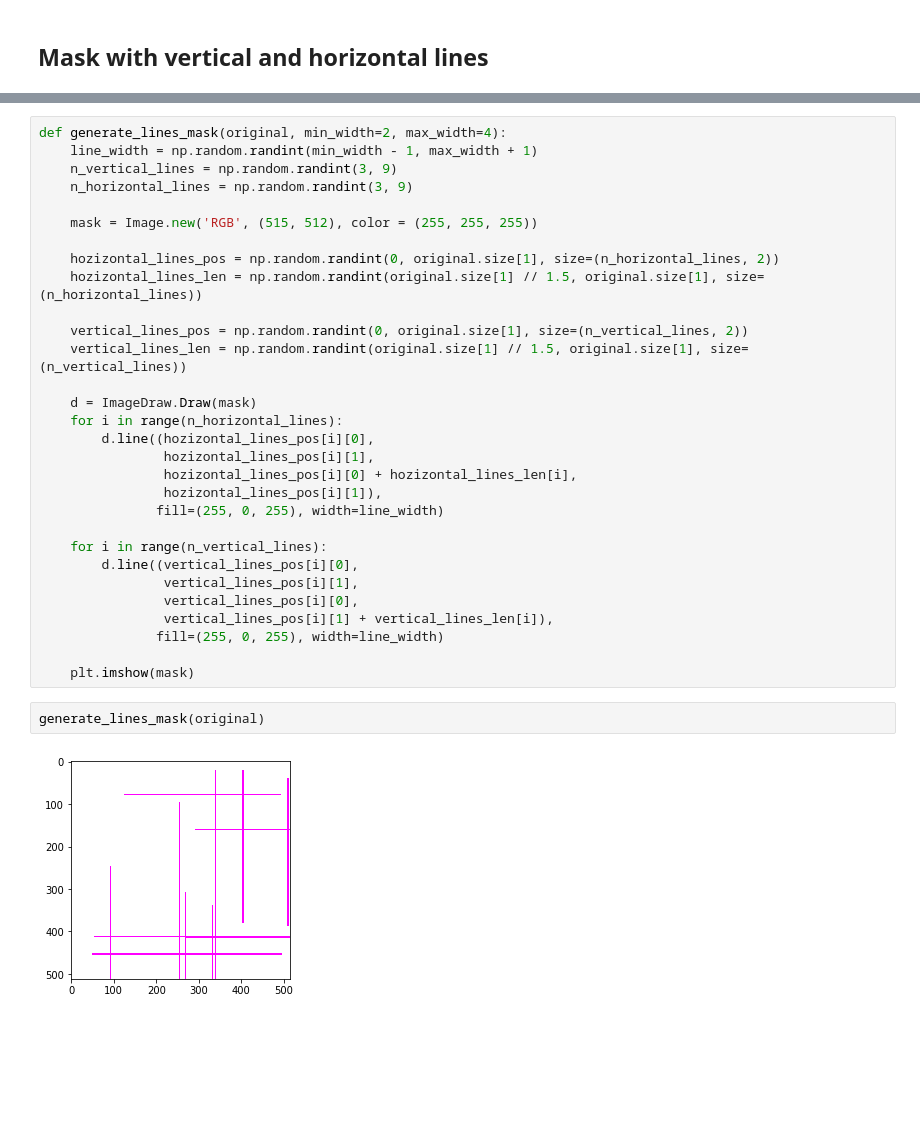
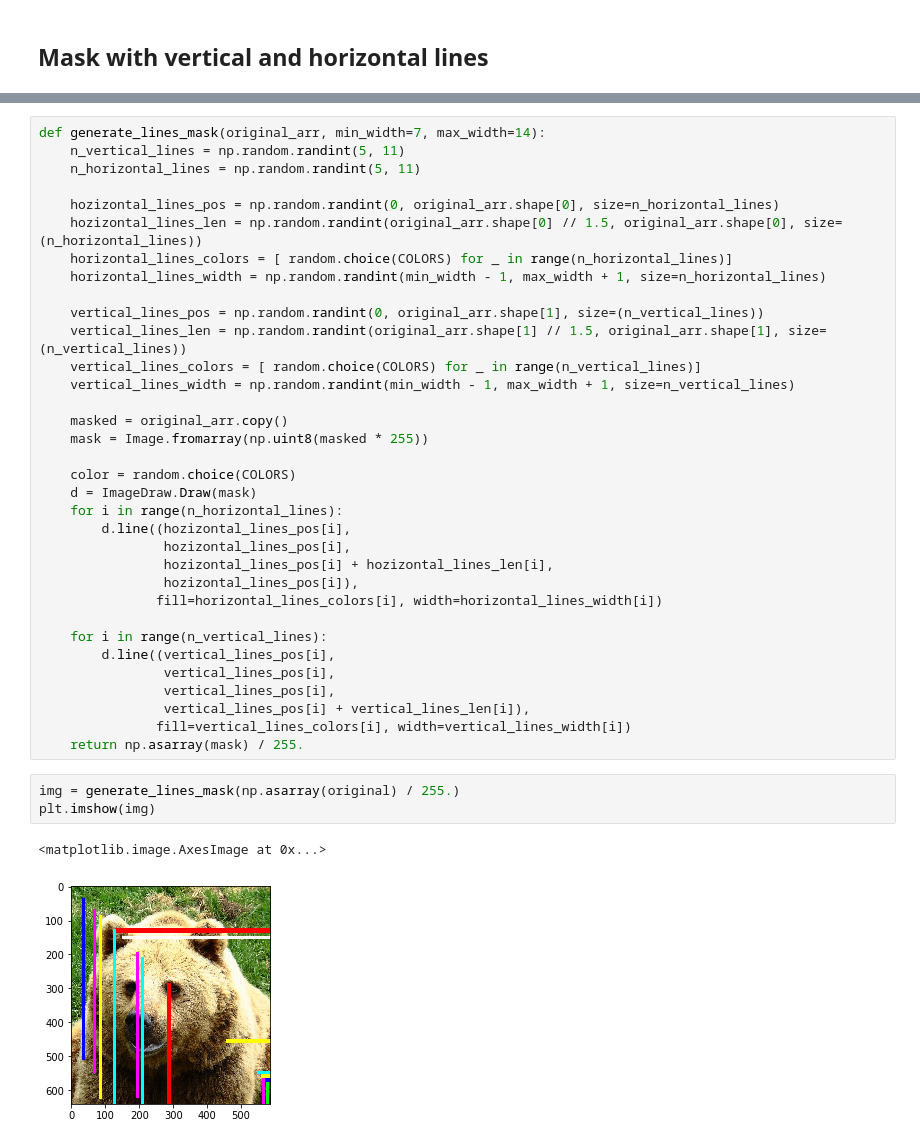
Before and after one commit to Guillem96/tensorflow-challenge, a Jupyter notebook: context-encoder/notebooks/Generate masks for images.ipynb, the cells around one changed output, grey strips where cells are left out. Cells and saved outputs as stored; diff of their text form; blank space fills up the shorter version.

```diff
--- a/context-encoder/notebooks/Generate masks for images.ipynb
+++ b/context-encoder/notebooks/Generate masks for images.ipynb
@@ -79,34 +86,40 @@ plt.imshow(img)
 # %%
-def generate_lines_mask(original, min_width=2, max_width=4):
-    line_width = np.random.randint(min_width - 1, max_width + 1)
-    n_vertical_lines = np.random.randint(3, 9)
-    n_horizontal_lines = np.random.randint(3, 9)
+def generate_lines_mask(original_arr, min_width=7, max_width=14):
+    n_vertical_lines = np.random.randint(5, 11)
+    n_horizontal_lines = np.random.randint(5, 11)
 
-    mask = Image.new('RGB', (515, 512), color = (255, 255, 255))
+    hozizontal_lines_pos = np.random.randint(0, original_arr.shape[0], size=n_horizontal_lines)
+    hozizontal_lines_len = np.random.randint(original_arr.shape[0] // 1.5, original_arr.shape[0], size=(n_horizontal_lines))
+    horizontal_lines_colors = [ random.choice(COLORS) for _ in range(n_horizontal_lines)]
+    horizontal_lines_width = np.random.randint(min_width - 1, max_width + 1, size=n_horizontal_lines)
 
-    hozizontal_lines_pos = np.random.randint(0, original.size[1], size=(n_horizontal_lines, 2))
-    hozizontal_lines_len = np.random.randint(original.size[1] // 1.5, original.size[1], size=(n_horizontal_lines))
+    vertical_lines_pos = np.random.randint(0, original_arr.shape[1], size=(n_vertical_lines))
+    vertical_lines_len = np.random.randint(original_arr.shape[1] // 1.5, original_arr.shape[1], size=(n_vertical_lines))
+    vertical_lines_colors = [ random.choice(COLORS) for _ in range(n_vertical_lines)]
+    vertical_lines_width = np.random.randint(min_width - 1, max_width + 1, size=n_vertical_lines)
 
-    vertical_lines_pos = np.random.randint(0, original.size[1], size=(n_vertical_lines, 2))
-    vertical_lines_len = np.random.randint(original.size[1] // 1.5, original.size[1], size=(n_vertical_lines))
+    masked = original_arr.copy()
+    mask = Image.fromarray(np.uint8(masked * 255))
 
+    color = random.choice(COLORS)
     d = ImageDraw.Draw(mask)
     for i in range(n_horizontal_lines):
-        d.line((hozizontal_lines_pos[i][0],
-                hozizontal_lines_pos[i][1],
-                hozizontal_lines_pos[i][0] + hozizontal_lines_len[i],
-                hozizontal_lines_pos[i][1]),
-               fill=(255, 0, 255), width=line_width)
+        d.line((hozizontal_lines_pos[i],
+                hozizontal_lines_pos[i],
+                hozizontal_lines_pos[i] + hozizontal_lines_len[i],
+                hozizontal_lines_pos[i]),
+               fill=horizontal_lines_colors[i], width=horizontal_lines_width[i])
 
     for i in range(n_vertical_lines):
-        d.line((vertical_lines_pos[i][0],
-                vertical_lines_pos[i][1],
-                vertical_lines_pos[i][0],
-                vertical_lines_pos[i][1] + vertical_lines_len[i]),
-               fill=(255, 0, 255), width=line_width)
-
-    plt.imshow(mask)
+        d.line((vertical_lines_pos[i],
+                vertical_lines_pos[i],
+                vertical_lines_pos[i],
+                vertical_lines_pos[i] + vertical_lines_len[i]),
+               fill=vertical_lines_colors[i], width=vertical_lines_width[i])
+    return np.asarray(mask) / 255.
-# %%
-generate_lines_mask(original)
-# %% [output]
-[figure, removed]
+# %%
+img = generate_lines_mask(np.asarray(original) / 255.)
+plt.imshow(img)
+# %% [output]
+<matplotlib.image.AxesImage at 0x...>
+[figure, added]
```
Also changed, not shown: parts of 17 cells of this notebook, 2 other files.
